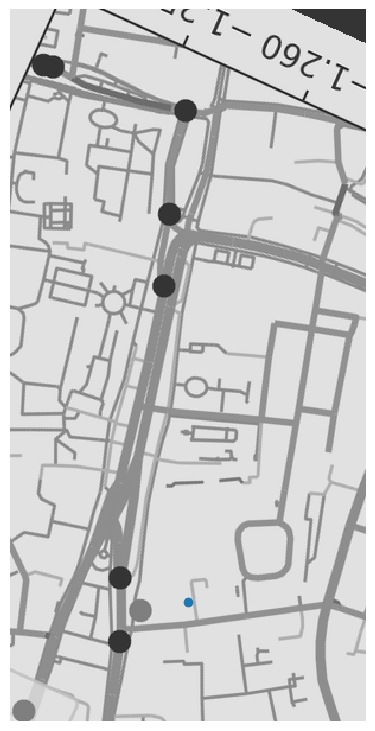
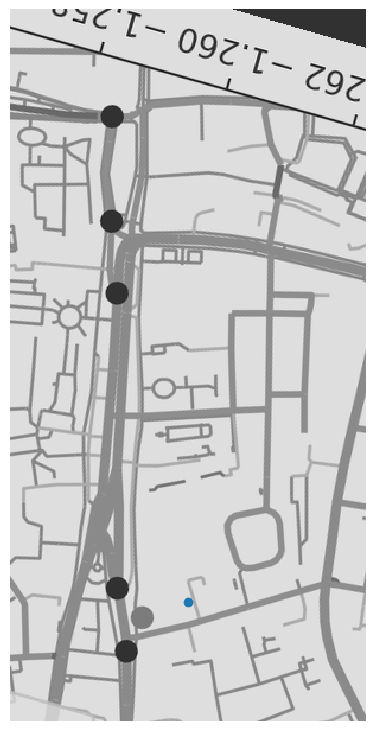
The notebook cell's code change between the first figure and the second:
--- before
+++ after
@@ -13,3 +13,3 @@
 ax.set_aspect("equal")
 ax.set_axis_off()
-plt.savefig("display.png", bbox_inches="tight")
+# plt.savefig("display.png", bbox_inches="tight")

Commit: much better aesthetics